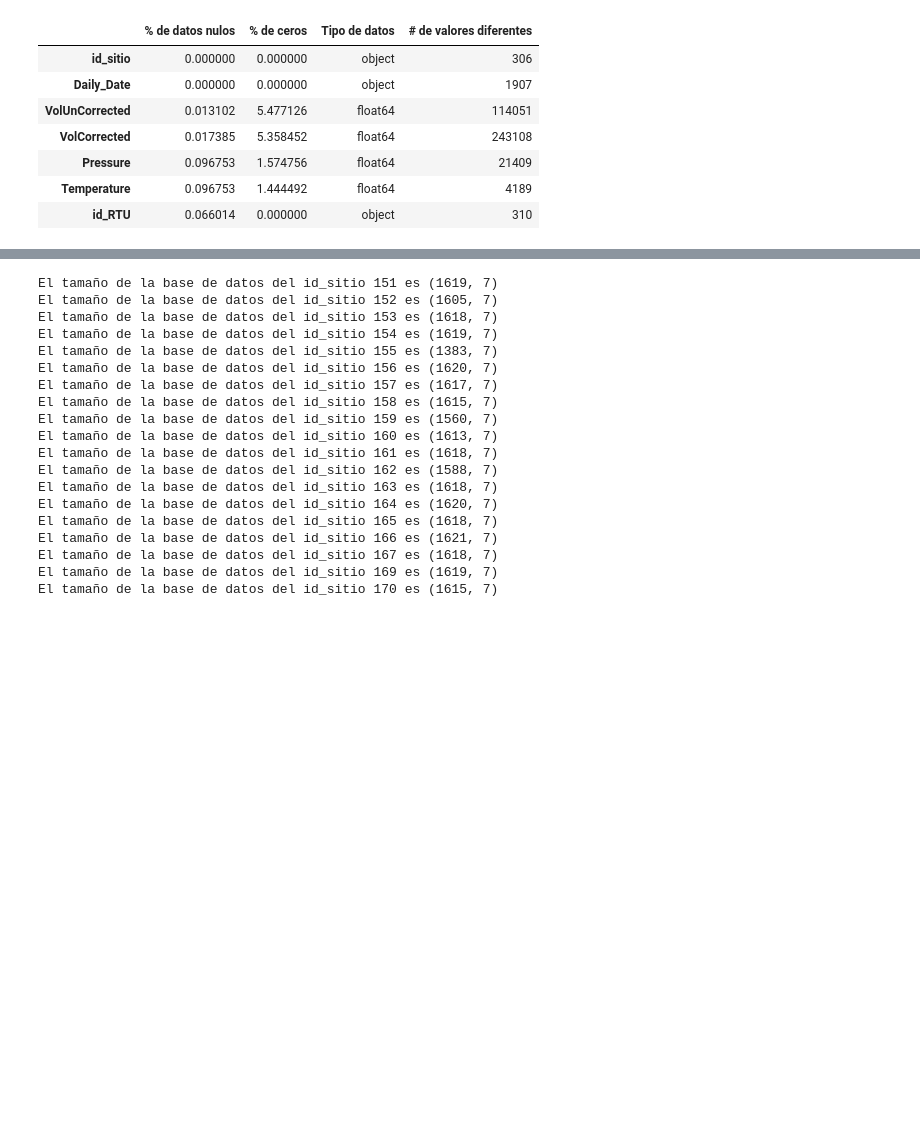
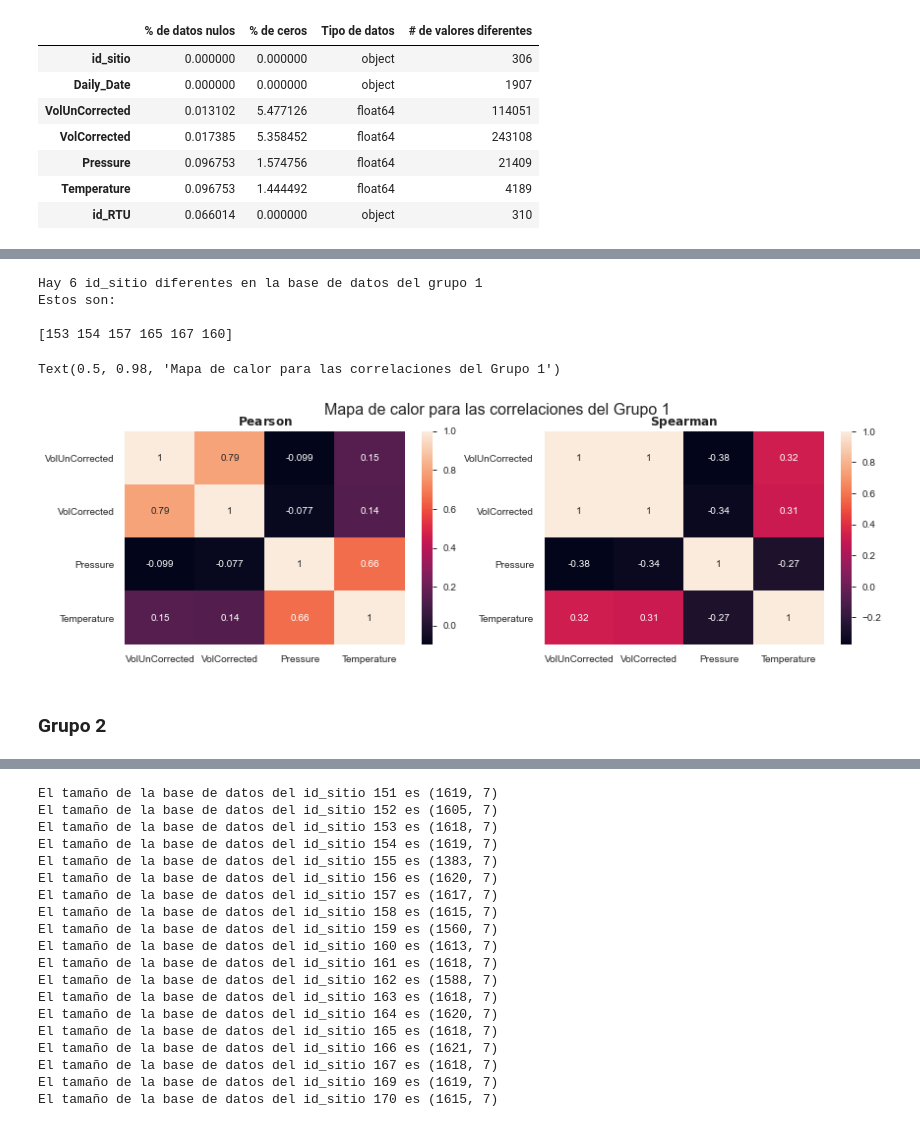
Before and after one commit to andresenrique08/CDA_Project, a Jupyter notebook: Proyecto/graficas/Daily_v2.ipynb, the cells around one changed output, grey strips where cells are left out. Cells and saved outputs as stored; diff of their text form; code cells hidden in the pictures; blank space fills up the shorter version.

```diff
--- a/Proyecto/graficas/Daily_v2.ipynb
+++ b/Proyecto/graficas/Daily_v2.ipynb
@@ -158,0 +252,4 @@ mytable(daily)
+# %%
+lista1 =  [153, 154, 157, 160, 165, 167]
+grupo1 = daily[daily['id_sitio'].isin(lista1)]
+grupo1.head()
@@ -158,0 +263,27 @@ mytable(daily)
+# %%
+IDs_Sitio_grupo1 = grupo1.id_sitio.unique()
+print('Hay {} id_sitio diferentes en la base de datos del grupo 1'.format(len(IDs_Sitio_grupo1)))
+print('Estos son:\n')
+print(IDs_Sitio_grupo1)
+# %% [output]
+Hay 6 id_sitio diferentes en la base de datos del grupo 1
+Estos son:
+
+[153 154 157 165 167 160]
+# %%
+numer = grupo1.select_dtypes([float])
+#objeto= grupo1.select_dtypes(['object'])
+
+fig = plt.figure(figsize =(14,4))
+plt.subplot(1,2,1)
+sns.heatmap(numer.corr(method ='pearson'),annot = True)
+plt.title(r'$\bf{Pearson}$')
+plt.subplot(1,2,2)
+sns.heatmap(numer.corr(method ='spearman'),annot = True)
+plt.title(r'$\bf{Spearman}$')
+fig.suptitle('Mapa de calor para las correlaciones del Grupo 1', fontsize=16)
+# %% [output]
+Text(0.5, 0.98, 'Mapa de calor para las correlaciones del Grupo 1')
+[figure, added]
+# %% [markdown]
+### Grupo 2
```
Also changed, not shown: parts of 14 cells of this notebook, 1 other file.
